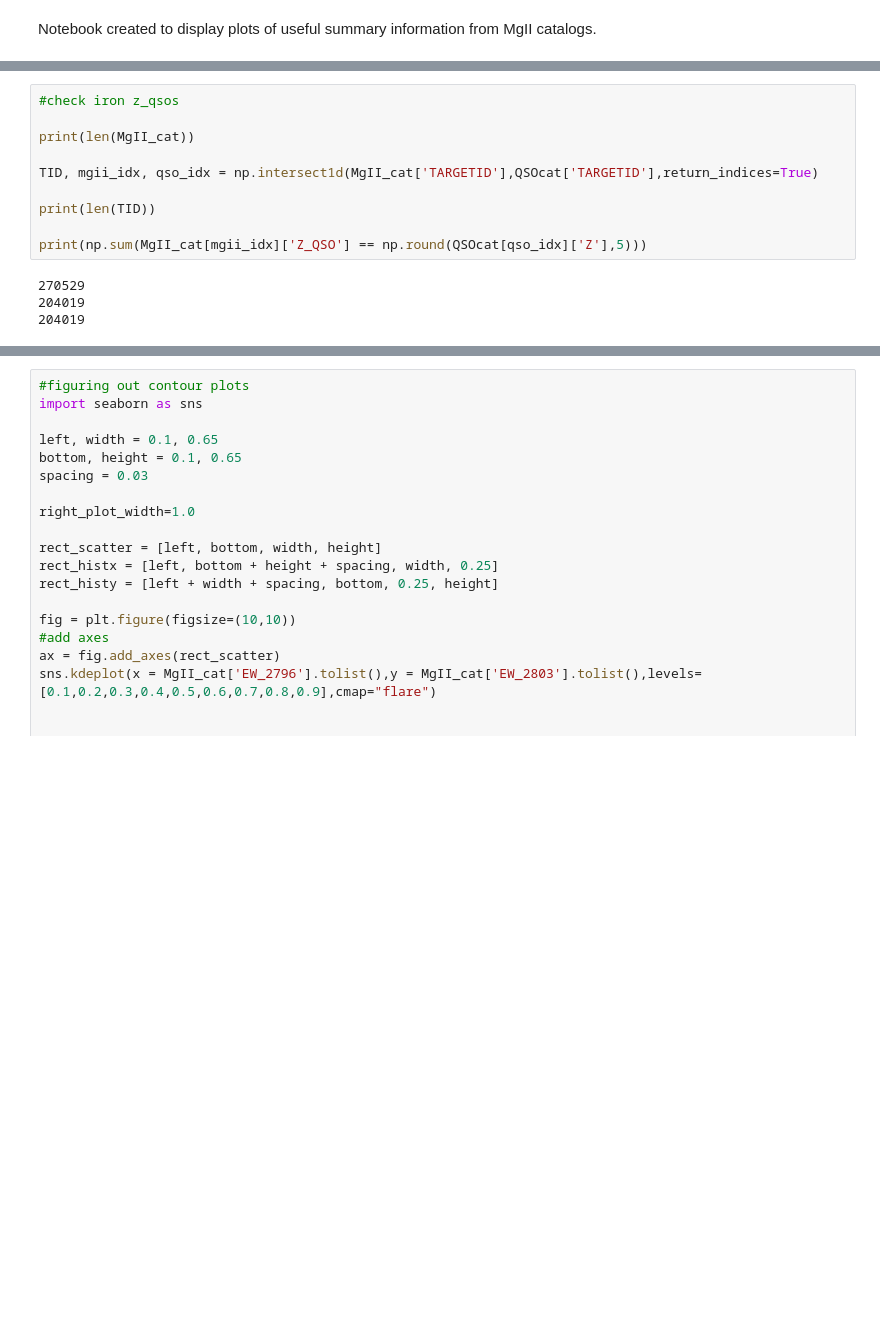
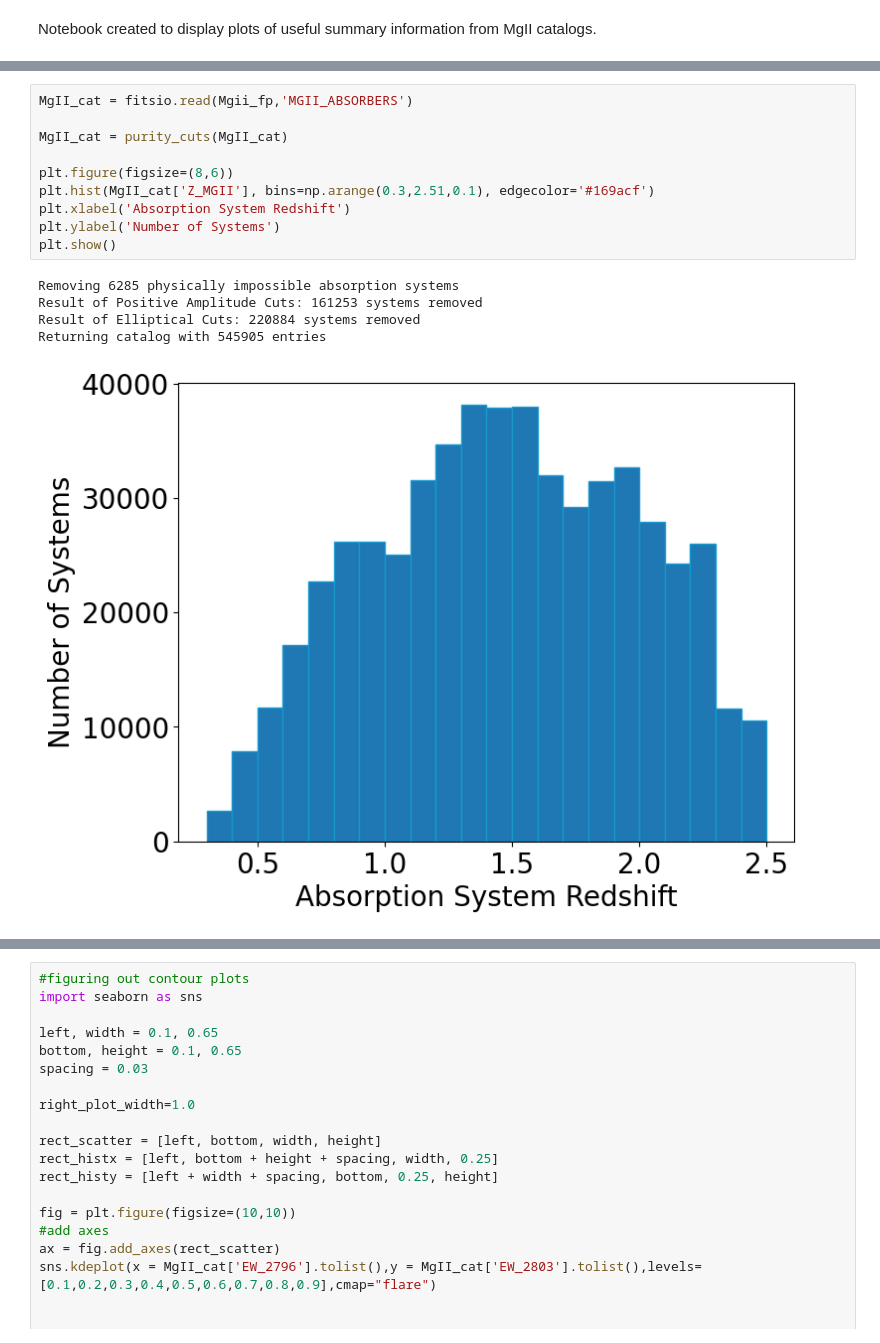
Before and after one commit to LNapolitano/QSO_AB, a Jupyter notebook: Eval_MgII_Cats.ipynb, the cells around one changed output, grey strips where cells are left out. Drawn from its saved outputs; the diff is of its cells as text; blank space fills up the shorter version.

```diff
--- a/Eval_MgII_Cats.ipynb
+++ b/Eval_MgII_Cats.ipynb
@@ -87,14 +80,16 @@ Physically impossible catalog written to: /global/cfs/cdirs/desi/users/lucasnap/
 # %%
-#check iron z_qsos
+MgII_cat = fitsio.read(Mgii_fp,'MGII_ABSORBERS')
 
-print(len(MgII_cat))
+MgII_cat = purity_cuts(MgII_cat)
 
-TID, mgii_idx, qso_idx = np.intersect1d(MgII_cat['TARGETID'],QSOcat['TARGETID'],return_indices=True)
-
-print(len(TID))
-
-print(np.sum(MgII_cat[mgii_idx]['Z_QSO'] == np.round(QSOcat[qso_idx]['Z'],5)))
+plt.figure(figsize=(8,6))
+plt.hist(MgII_cat['Z_MGII'], bins=np.arange(0.3,2.51,0.1), edgecolor='#169acf')
+plt.xlabel('Absorption System Redshift')
+plt.ylabel('Number of Systems')
+plt.show()
 # %% [output]
-270529
-204019
-204019
+Removing 6285 physically impossible absorption systems
+Result of Positive Amplitude Cuts: 161253 systems removed
+Result of Elliptical Cuts: 220884 systems removed
+Returning catalog with 545905 entries
+[figure, added]
```
Also changed, not shown: parts of 8 cells of this notebook, 3 other files.
